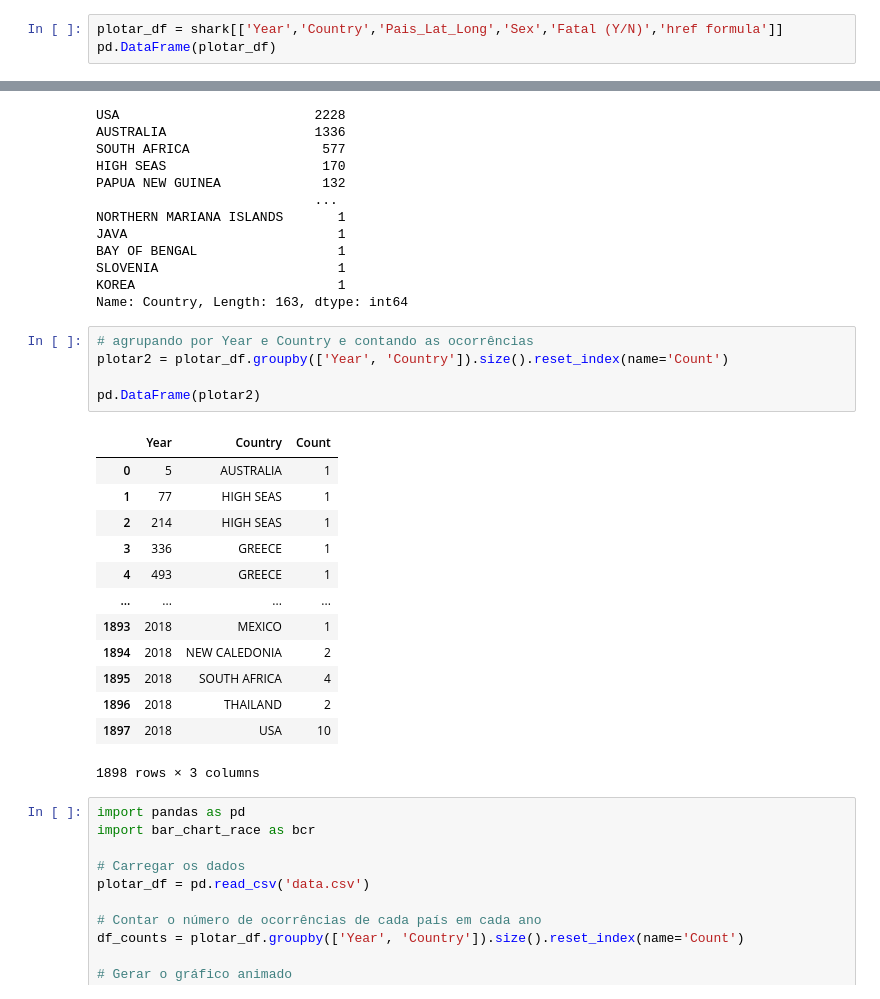
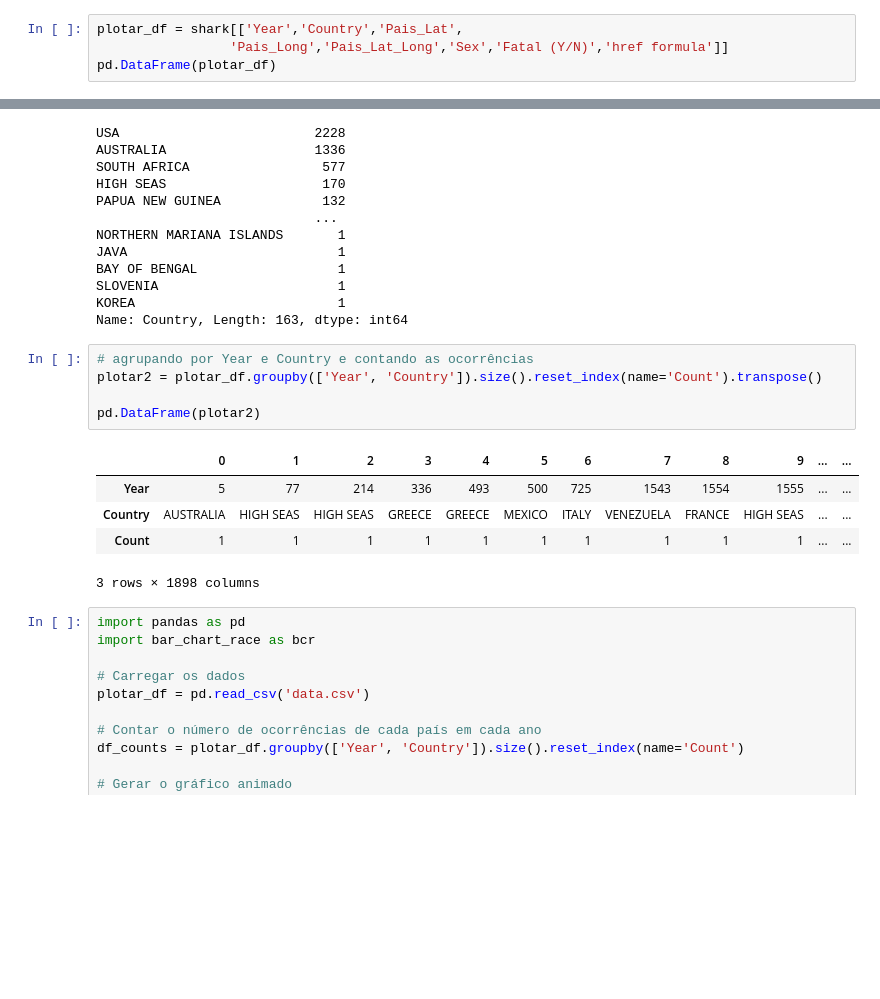
Before and after one commit to carlosferreirareis/Shark-Attack, a Jupyter notebook: Shark_Attack.ipynb, the cells around one changed output, grey strips where cells are left out. Drawn from its saved outputs; the diff is of its cells as text; blank space fills up the shorter version.

```diff
--- a/Shark_Attack.ipynb
+++ b/Shark_Attack.ipynb
@@ -799,6 +799,7 @@ shark
 # %% [markdown]
 shark.to_csv('ItsTheFinalCountDown.csv', sep=',', index=False)
 # %%
-plotar_df = shark[['Year','Country','Pais_Lat_Long','Sex','Fatal (Y/N)','href formula']]
+plotar_df = shark[['Year','Country','Pais_Lat',
+                 'Pais_Long','Pais_Lat_Long','Sex','Fatal (Y/N)','href formula']]
 pd.DataFrame(plotar_df)
 # %% [output]
@@ -834,23 +844,15 @@ KOREA                          1
 Name: Country, Length: 163, dtype: int64
 # %%
 # agrupando por Year e Country e contando as ocorrências
-plotar2 = plotar_df.groupby(['Year', 'Country']).size().reset_index(name='Count')
+plotar2 = plotar_df.groupby(['Year', 'Country']).size().reset_index(name='Count').transpose()
 
 pd.DataFrame(plotar2)
 # %% [output]
-|  | Year | Country | Count |
-| 0 | 5 | AUSTRALIA | 1 |
-| 1 | 77 | HIGH SEAS | 1 |
-| 2 | 214 | HIGH SEAS | 1 |
-| 3 | 336 | GREECE | 1 |
-| 4 | 493 | GREECE | 1 |
-| ... | ... | ... | ... |
-| 1893 | 2018 | MEXICO | 1 |
-| 1894 | 2018 | NEW CALEDONIA | 2 |
-| 1895 | 2018 | SOUTH AFRICA | 4 |
-| 1896 | 2018 | THAILAND | 2 |
-| 1897 | 2018 | USA | 10 |
+|  | 0 | 1 | 2 | 3 | 4 | 5 | 6 | 7 | 8 | 9 | ... | ... |
+| Year | 5 | 77 | 214 | 336 | 493 | 500 | 725 | 1543 | 1554 | 1555 | ... | ... |
+| Country | AUSTRALIA | HIGH SEAS | HIGH SEAS | GREECE | GREECE | MEXICO | ITALY | VENEZUELA | FRANCE | HIGH SEAS | ... | ... |
+| Count | 1 | 1 | 1 | 1 | 1 | 1 | 1 | 1 | 1 | 1 | ... | ... |
-1898 rows × 3 columns
+3 rows × 1898 columns
 # %%
 import pandas as pd
 import bar_chart_race as bcr
```
Also changed, not shown: parts of 4 cells of this notebook, 1 other file.
